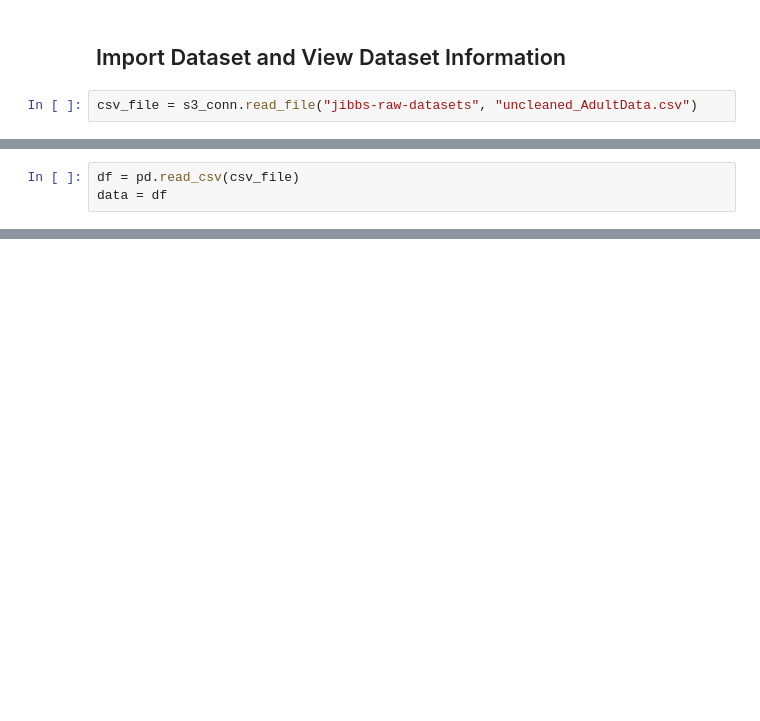
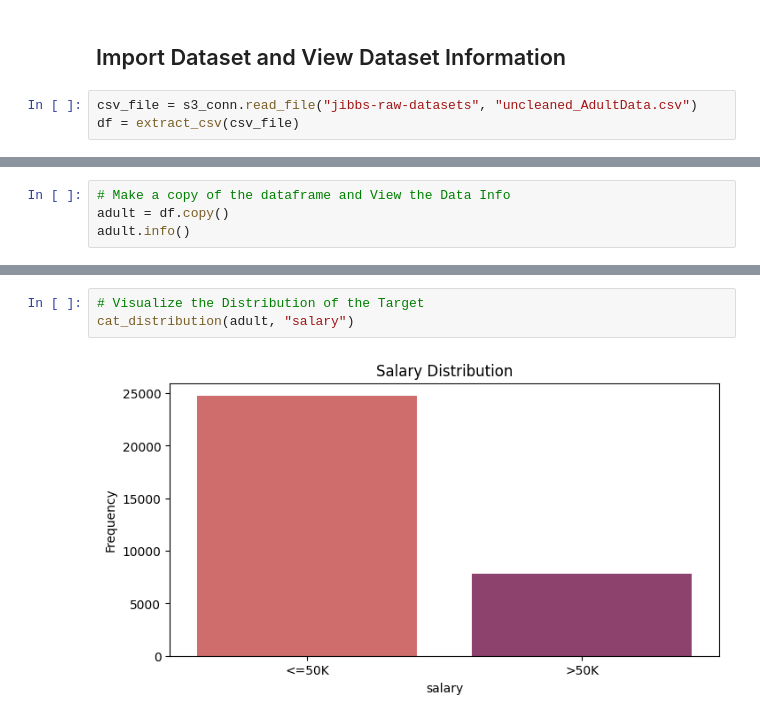
Before and after one commit to jibbs1703/Multiclass-Obesity-Level-Prediction, a Jupyter notebook: src/adult_income/experiments/experiment20250123.ipynb, the cells around one changed output, grey strips where cells are left out. Cells and saved outputs as stored; diff of their text form; blank space fills up the shorter version.

Commit message:
added visualization help module, completed extraction module and got started on feature engineering

```diff
--- a/src/adult_income/experiments/experiment20250123.ipynb
+++ b/src/adult_income/experiments/experiment20250123.ipynb
@@ -22,4 +28,5 @@ s3_conn = S3Buckets.credentials()
 ## Import Dataset and View Dataset Information
 # %%
 csv_file = s3_conn.read_file("jibbs-raw-datasets", "uncleaned_AdultData.csv")
+df = extract_csv(csv_file)
 # %% [output]
@@ -26,4 +34 @@ csv_file = s3_conn.read_file("jibbs-raw-datasets", "uncleaned_AdultData.csv")
 INFO: File 'uncleaned_AdultData.csv' read successfully from bucket 'jibbs-raw-datasets'.
-# %%
-df = pd.read_csv(csv_file)
-data = df
@@ -42,0 +35,4 @@ data.head()
+# %%
+# Make a copy of the dataframe and View the Data Info
+adult = df.copy()
+adult.info()
@@ -42,0 +85,5 @@ data.head()
+# %%
+# Visualize the Distribution of the Target
+cat_distribution(adult, "salary")
+# %% [output]
+[figure, added]
```
Also changed, not shown: parts of 17 cells of this notebook, 2 other files.
